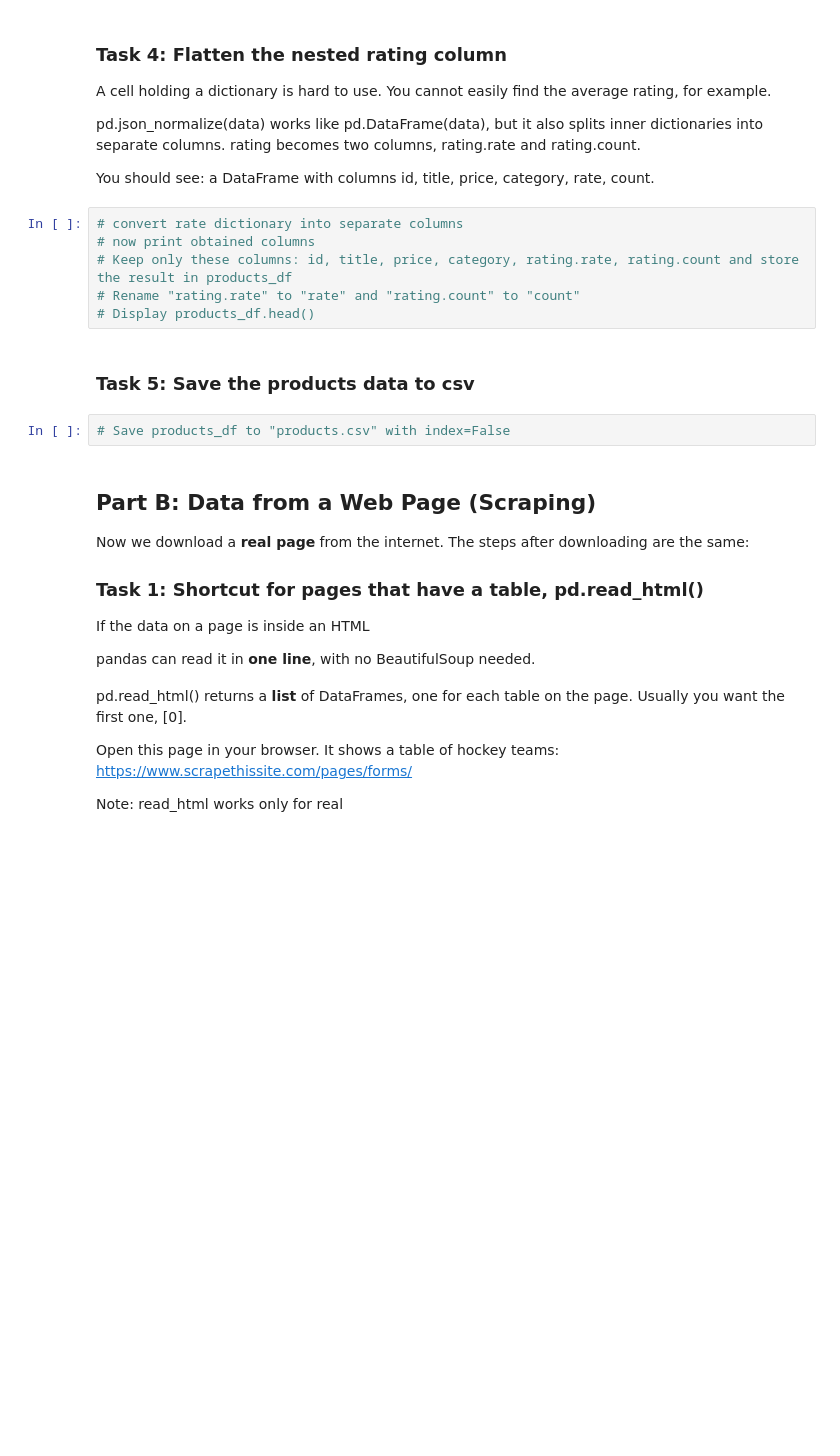
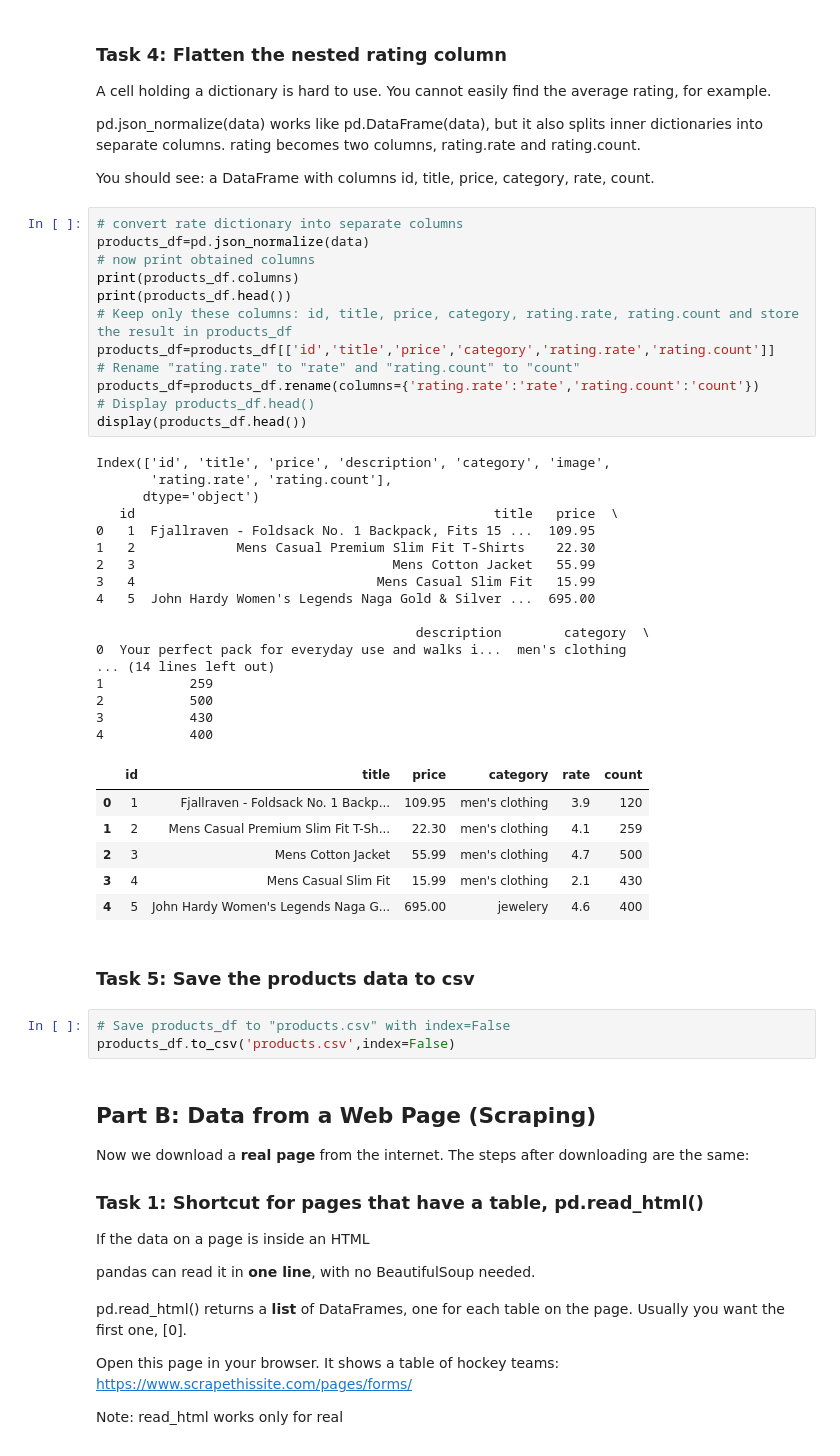
Before and after one commit to Aniket-cmd-tech/3rd-sem-1593-LAB, a Jupyter notebook: Fetching_Data_From_The_Web.ipynb, the cells around one changed output. Saved outputs shown, nothing was run; the diff lists cells and outputs as text; blank space fills up the shorter version.

```diff
--- a/Fetching_Data_From_The_Web.ipynb
+++ b/Fetching_Data_From_The_Web.ipynb
@@ -81,14 +141,45 @@ pd.json_normalize(data) works like pd.DataFrame(data), but it also splits inner
 You should see: a DataFrame with columns id, title, price, category, rate, count.
 # %%
 # convert rate dictionary into separate columns
+products_df=pd.json_normalize(data)
 # now print obtained columns
+print(products_df.columns)
+print(products_df.head())
 # Keep only these columns: id, title, price, category, rating.rate, rating.count and store the result in products_df
+products_df=products_df[['id','title','price','category','rating.rate','rating.count']]
 # Rename "rating.rate" to "rate" and "rating.count" to "count"
+products_df=products_df.rename(columns={'rating.rate':'rate','rating.count':'count'})
 # Display products_df.head()
+display(products_df.head())
+# %% [output]
+Index(['id', 'title', 'price', 'description', 'category', 'image',
+       'rating.rate', 'rating.count'],
+      dtype='object')
+   id                                              title   price  \
+0   1  Fjallraven - Foldsack No. 1 Backpack, Fits 15 ...  109.95
+1   2             Mens Casual Premium Slim Fit T-Shirts    22.30
+2   3                                 Mens Cotton Jacket   55.99
+3   4                               Mens Casual Slim Fit   15.99
+4   5  John Hardy Women's Legends Naga Gold & Silver ...  695.00
+
+                                         description        category  \
+0  Your perfect pack for everyday use and walks i...  men's clothing
+... (14 lines left out)
+1           259
+2           500
+3           430
+4           400
+|  | id | title | price | category | rate | count |
+| 0 | 1 | Fjallraven - Foldsack No. 1 Backp... | 109.95 | men's clothing | 3.9 | 120 |
+| 1 | 2 | Mens Casual Premium Slim Fit T-Sh... | 22.30 | men's clothing | 4.1 | 259 |
+| 2 | 3 | Mens Cotton Jacket | 55.99 | men's clothing | 4.7 | 500 |
+| 3 | 4 | Mens Casual Slim Fit | 15.99 | men's clothing | 2.1 | 430 |
+| 4 | 5 | John Hardy Women's Legends Naga G... | 695.00 | jewelery | 4.6 | 400 |
 # %% [markdown]
 ### Task 5: Save the products data to csv
 # %%
 # Save products_df to "products.csv" with index=False
+products_df.to_csv('products.csv',index=False)
 # %% [markdown]
 ## Part B: Data from a Web Page (Scraping)
 
```
Also changed, not shown: parts of 10 cells of this notebook.
